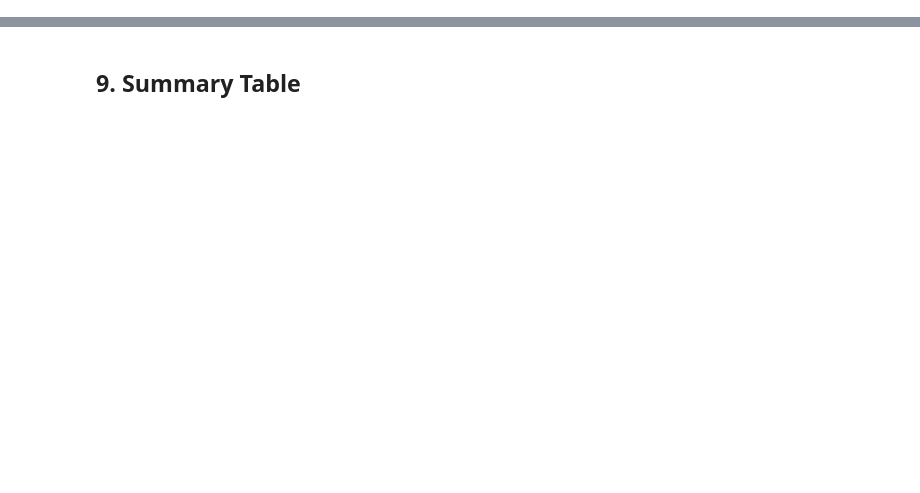
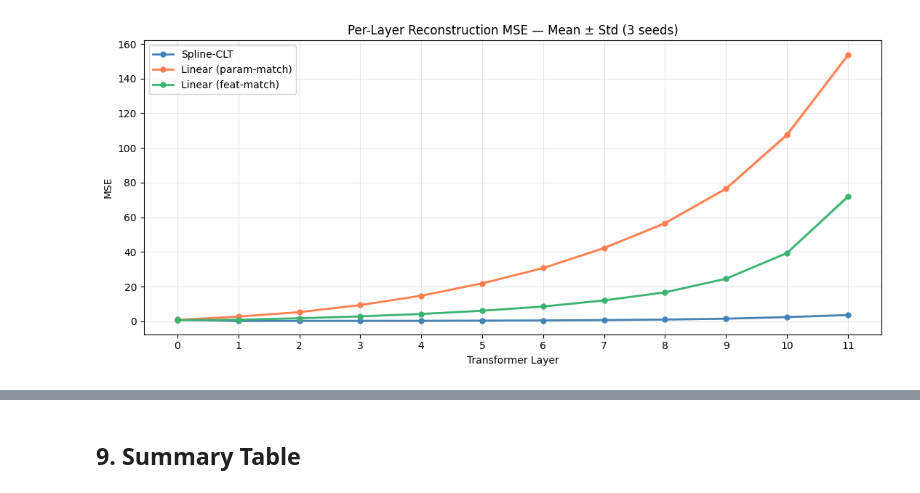
Before and after one commit to supreethms1809/circuit-tracer, a Jupyter notebook: demos/kan_vs_linear_comparison.ipynb, the cells around one changed output, grey strips where cells are left out. Saved outputs shown, nothing was run; the diff lists cells and outputs as text; code cells hidden in the pictures; blank space fills up the shorter version.

```diff
--- a/demos/kan_vs_linear_comparison.ipynb
+++ b/demos/kan_vs_linear_comparison.ipynb
@@ -748,0 +82,21 @@ if RUN_SHAPLEY and len(shapley_results) == 2:
+# %%
+# summaries[label][seed] = evaluation_summary dict
+summaries: dict[str, dict[int, dict]] = {}
+
+for label, variant_dir in VARIANTS.items():
+    summaries[label] = {}
+    for seed in SEEDS:
+        path = RUNS_ROOT / variant_dir / f"seed_{seed}" / "evaluation" / "evaluation_summary.json"
+        if not path.exists():
+            print(f"  [MISSING] {label} seed={seed}: {path}")
+            continue
+        with open(path) as f:
+            summaries[label][seed] = json.load(f)
+        r = summaries[label][seed]["reconstruction"]
+        print(f"  {label:<26} seed={seed}  "
+              f"MSE={r['mse_total']:.4f}  "
+              f"cos_sim={r['cosine_similarity']:.4f}  "
+              f"rel_err={r['relative_error']:.4f}")
+
+total = sum(len(v) for v in summaries.values())
+print(f"\nLoaded {total}/9 summaries.")
@@ -748,0 +152,24 @@ if RUN_SHAPLEY and len(shapley_results) == 2:
+# %%
+fig, ax = plt.subplots(figsize=(11, 5))
+
+for label in VARIANTS:
+    per_layer = np.array([
+        summaries[label][s]["reconstruction"]["mse_per_layer"]
+        for s in SEEDS if s in summaries[label]
+    ])  # (n_seeds, n_layers)
+    mean = per_layer.mean(axis=0)
+    std  = per_layer.std(axis=0, ddof=1)
+    xs   = np.arange(len(mean))
+    ax.plot(xs, mean, marker="o", label=label, color=COLORS[label], linewidth=2, markersize=5)
+    ax.fill_between(xs, mean - std, mean + std, alpha=0.18, color=COLORS[label])
+
+ax.set_xlabel("Transformer Layer")
+ax.set_ylabel("MSE")
+ax.set_title("Per-Layer Reconstruction MSE — Mean \u00b1 Std (3 seeds)")
+ax.set_xticks(np.arange(12))
+ax.legend()
+ax.grid(alpha=0.3)
+plt.tight_layout()
+plt.show()
+# %% [output]
+[figure, added]
```
Also changed, not shown: parts of 60 cells of this notebook.
